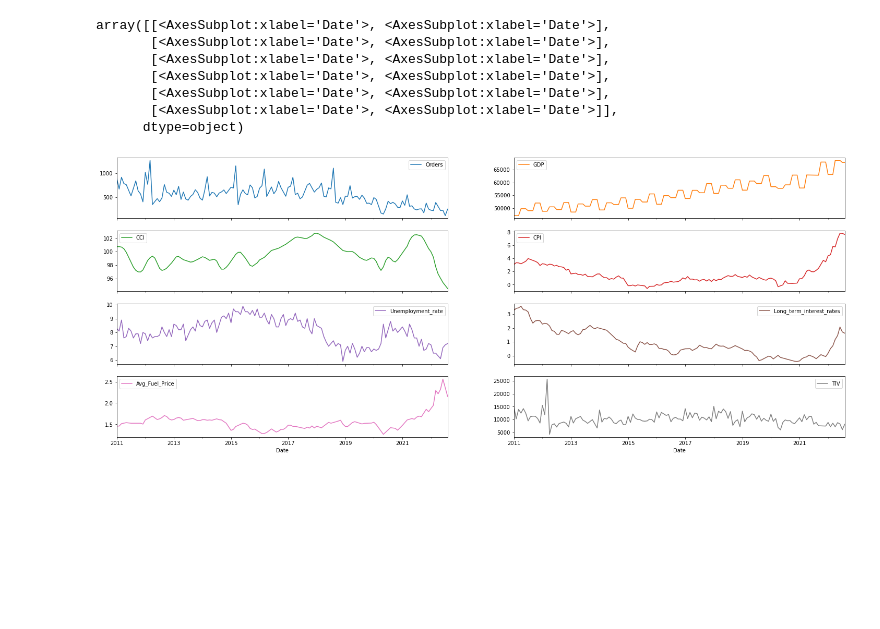
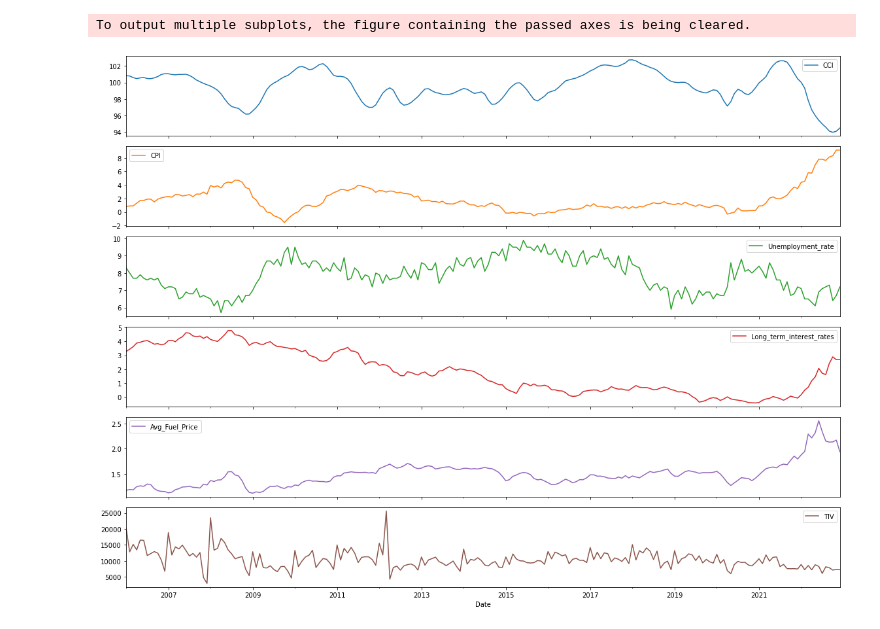
Before and after one commit to martinel-UAS/projects, a Jupyter notebook: 5. Master_thesis/1.Data_exploration.ipynb, the cells around one changed output. Saved outputs shown, nothing was run; the diff lists cells and outputs as text; code cells hidden in the pictures; blank space fills up the shorter version.

```diff
--- a/5. Master_thesis/1.Data_exploration.ipynb
+++ b/5. Master_thesis/1.Data_exploration.ipynb
@@ -63,18 +61,18 @@ fig.update_layout(title=go.layout.Title(
 fig.show()
-# %%
-import matplotlib.pyplot as plt
-plt.style.use('fast')
-plt.rcParams["figure.figsize"] = [25, 15]
-df.plot(legend=True, subplots=True, layout=(6,2))
-# %% [output]
-array([[<AxesSubplot:xlabel='Date'>, <AxesSubplot:xlabel='Date'>],
-       [<AxesSubplot:xlabel='Date'>, <AxesSubplot:xlabel='Date'>],
-       [<AxesSubplot:xlabel='Date'>, <AxesSubplot:xlabel='Date'>],
-       [<AxesSubplot:xlabel='Date'>, <AxesSubplot:xlabel='Date'>],
-       [<AxesSubplot:xlabel='Date'>, <AxesSubplot:xlabel='Date'>],
-       [<AxesSubplot:xlabel='Date'>, <AxesSubplot:xlabel='Date'>]],
-      dtype=object)
-[figure, removed]
+# %%
+# Plot time series
+import matplotlib.pyplot as plt
+fig, ax = plt.subplots(figsize=(16, 12))
+df.iloc[:, 1:len(df.columns)].plot(
+    legend   = True,
+    subplots = True,
+    sharex   = True,
+    ax       = ax,
+)
+fig.tight_layout();
+# %% [output]
+To output multiple subplots, the figure containing the passed axes is being cleared.
+[figure, added]
 # %%
 # Define a function to plot the scatterplots of the relationships between
 # all independent variables and the dependent variable
```
Also changed, not shown: parts of 40 cells of this notebook, 51 other files.
